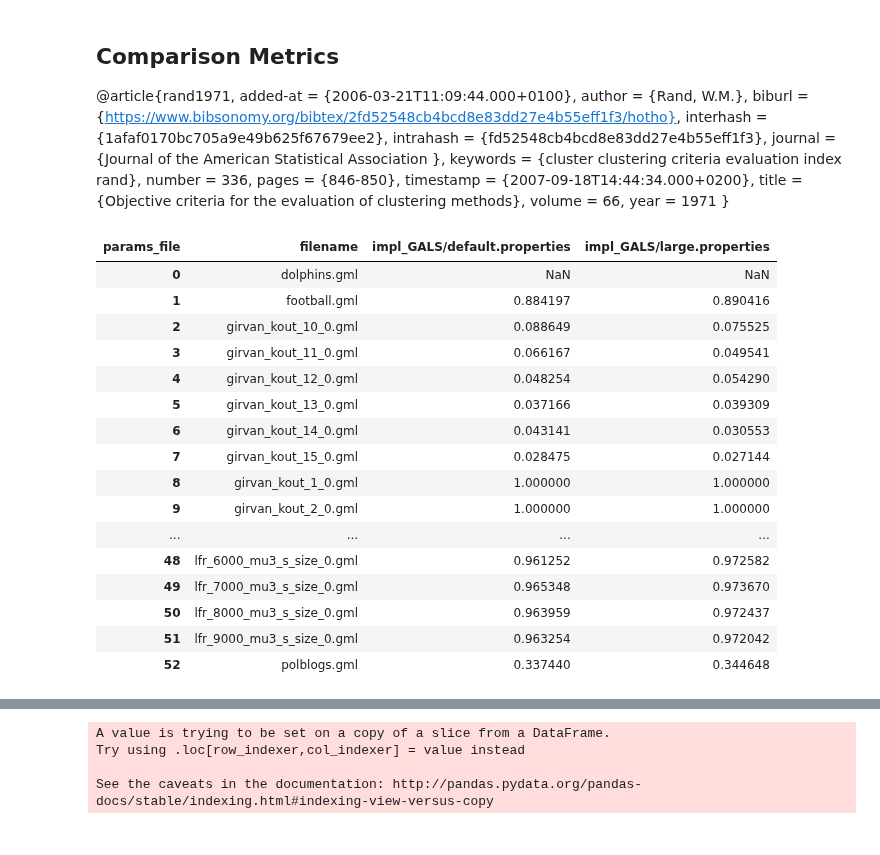
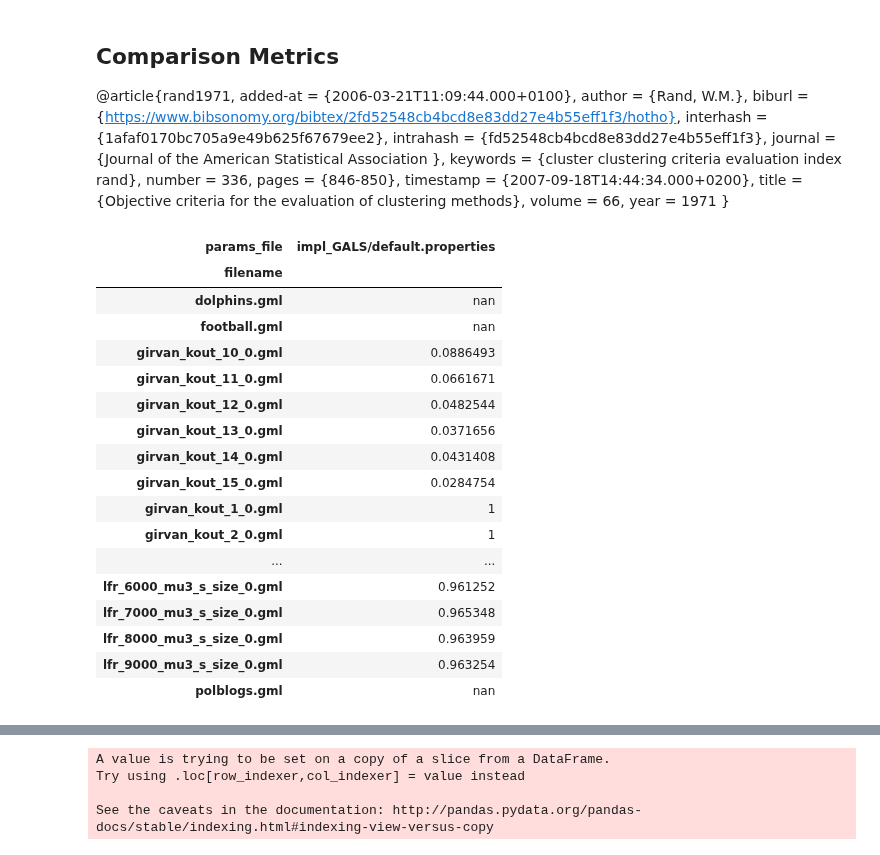
Before and after one commit to PrestonEn/alien-pineapple, a Jupyter notebook: ga_analysis.ipynb, the cells around one changed output, grey strips where cells are left out. Cells and saved outputs as stored; diff of their text form; code cells hidden in the pictures.

```diff
--- a/ga_analysis.ipynb
+++ b/ga_analysis.ipynb
@@ -12,7 +12,7 @@ import matplotlib.pyplot as plt
 # %%
 # Read sqlite query results into a pandas DataFrame
 con = sqlite3.connect("ClusterResults.db")
-df = pd.read_sql_query("SELECT * from ClusterResults", con)
+df = pd.read_sql_query("SELECT * from ClusterResults where params_file not like '%large%'", con)
 
 # Verify that result of SQL query is stored in the dataframe
 con.close()
@@ -78,14 +78,6 @@ df['adjusted_rand'] = df[['membership', 'true_membership']].apply(lambda s:
 df['split_join'] = df[['membership', 'true_membership']].apply(lambda s:
                                                         None if s[1] == [] else
                                                         ig.compare_communities(s[0], s[1], method="split-join"), axis=1)
-# %%
-df.head()
-def highlight_max(s):
-    '''
-    highlight the maximum in a Series yellow.
-    '''
-    is_max = s == s.max()
-    return ['background-color: yellow' if v else '' for v in is_max]
 # %%
 def identifyConverge(vals):
     """find the earliest occurance of the maximum value in a list
@@ -145,26 +137,27 @@ def highlight_max(s):
     is_max = s == s.max()
     return ['background-color: yellow' if v else '' for v in is_max]
 # %%
-gals_valtable = gals.groupby(['filename','params_file'], sort=False)['nmi'].mean().reset_index().pivot('filename', 'params_file', 'nmi').reset_index()
-gals_valtable
+gals_valtable = gals.groupby(['filename','params_file'], sort=False)['nmi'].mean().reset_index().pivot('filename', 'params_file', 'nmi')
+gals_valtable.style.apply(highlight_max, axis=1)
 # %% [output]
-| params_file | filename | impl_GALS/default.properties | impl_GALS/large.properties |
-| 0 | dolphins.gml | NaN | NaN |
-| 1 | football.gml | 0.884197 | 0.890416 |
-| 2 | girvan_kout_10_0.gml | 0.088649 | 0.075525 |
-| 3 | girvan_kout_11_0.gml | 0.066167 | 0.049541 |
-| 4 | girvan_kout_12_0.gml | 0.048254 | 0.054290 |
-| 5 | girvan_kout_13_0.gml | 0.037166 | 0.039309 |
-| 6 | girvan_kout_14_0.gml | 0.043141 | 0.030553 |
-| 7 | girvan_kout_15_0.gml | 0.028475 | 0.027144 |
-| 8 | girvan_kout_1_0.gml | 1.000000 | 1.000000 |
-| 9 | girvan_kout_2_0.gml | 1.000000 | 1.000000 |
-| ... | ... | ... | ... |
-| 48 | lfr_6000_mu3_s_size_0.gml | 0.961252 | 0.972582 |
-| 49 | lfr_7000_mu3_s_size_0.gml | 0.965348 | 0.973670 |
-| 50 | lfr_8000_mu3_s_size_0.gml | 0.963959 | 0.972437 |
-| 51 | lfr_9000_mu3_s_size_0.gml | 0.963254 | 0.972042 |
-| 52 | polblogs.gml | 0.337440 | 0.344648 |
+| params_file | impl_GALS/default.properties |
+| filename |  |
+| dolphins.gml | nan |
+| football.gml | nan |
+| girvan_kout_10_0.gml | 0.0886493 |
+| girvan_kout_11_0.gml | 0.0661671 |
+| girvan_kout_12_0.gml | 0.0482544 |
+| girvan_kout_13_0.gml | 0.0371656 |
+| girvan_kout_14_0.gml | 0.0431408 |
+| girvan_kout_15_0.gml | 0.0284754 |
+| girvan_kout_1_0.gml | 1 |
+| girvan_kout_2_0.gml | 1 |
+| ... | ... |
+| lfr_6000_mu3_s_size_0.gml | 0.961252 |
+| lfr_7000_mu3_s_size_0.gml | 0.965348 |
+| lfr_8000_mu3_s_size_0.gml | 0.963959 |
+| lfr_9000_mu3_s_size_0.gml | 0.963254 |
+| polblogs.gml | nan |
 # %%
 with open('gals.tex','w') as tf:
     tf.write(gals_valtable.to_latex())
```
Also changed, not shown: parts of 10 cells of this notebook, 27 other files.
